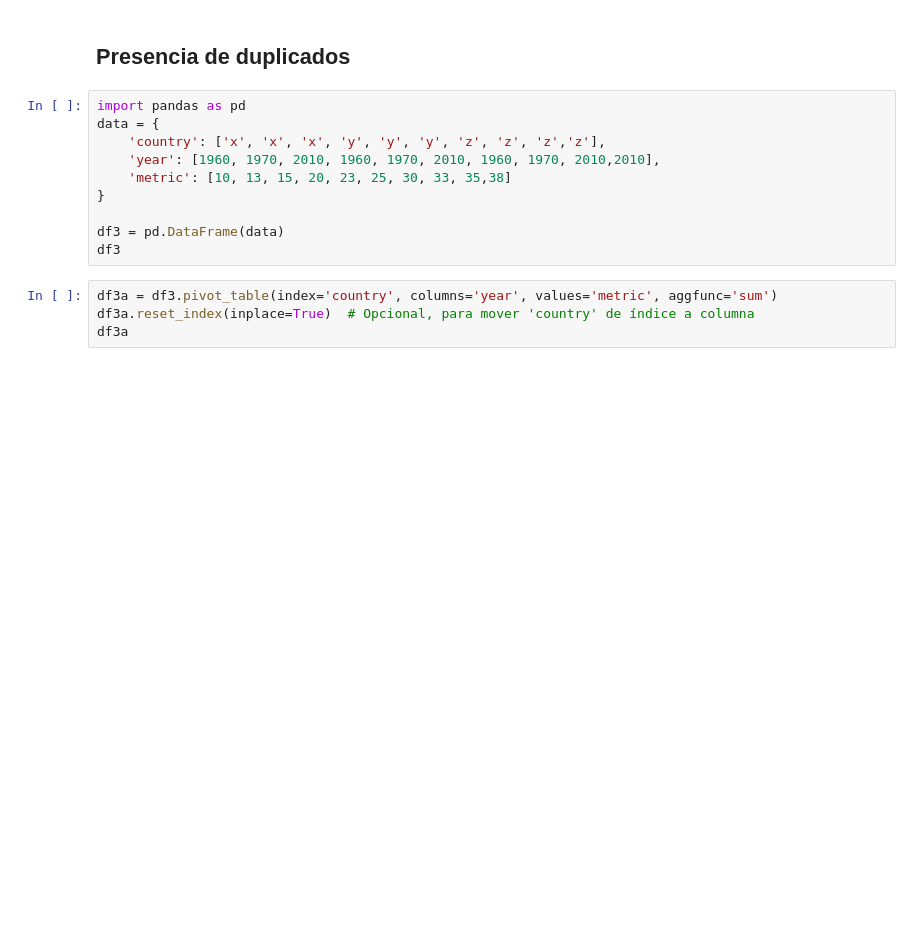
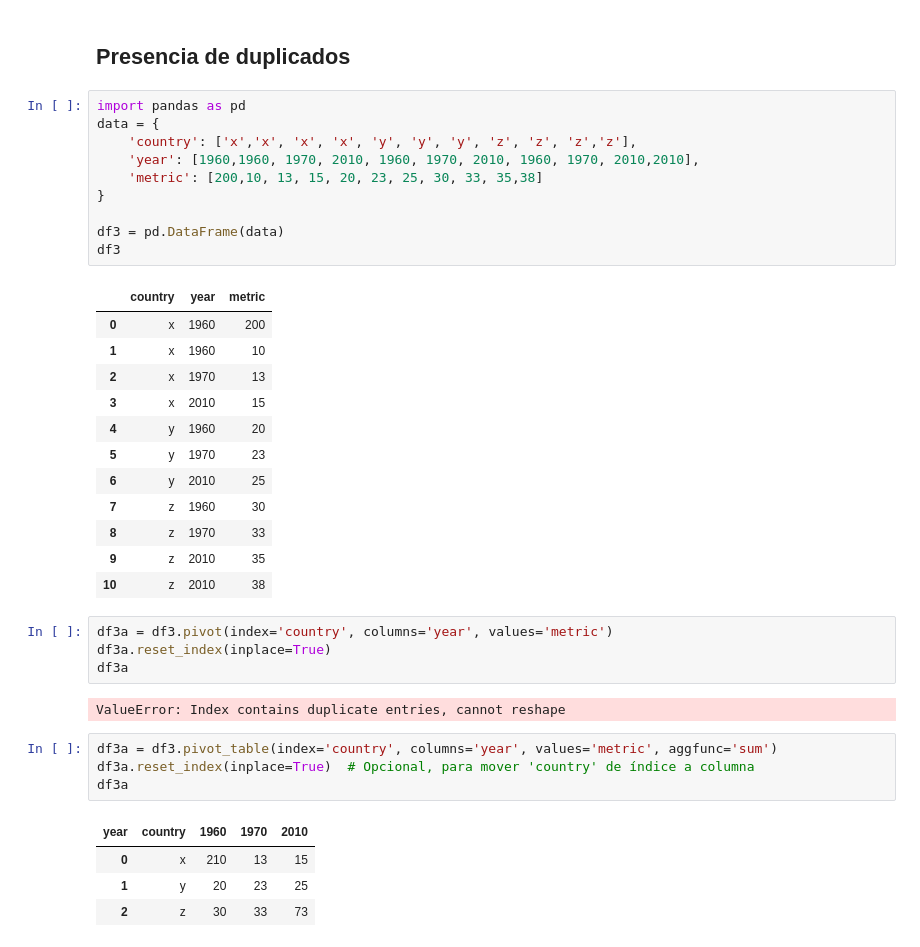
Before and after one commit to jeguns/EP7173, a Jupyter notebook: Unidad 02/02_Pivoteo.ipynb, the cells around one changed output. Saved outputs shown, nothing was run; the diff lists cells and outputs as text; blank space fills up the shorter version.

```diff
--- a/Unidad 02/02_Pivoteo.ipynb
+++ b/Unidad 02/02_Pivoteo.ipynb
@@ -47,14 +99,38 @@ df2b.dropna().sort_values(by='country')
 # %%
 import pandas as pd
 data = {
-    'country': ['x', 'x', 'x', 'y', 'y', 'y', 'z', 'z', 'z','z'],
-    'year': [1960, 1970, 2010, 1960, 1970, 2010, 1960, 1970, 2010,2010],
-    'metric': [10, 13, 15, 20, 23, 25, 30, 33, 35,38]
+    'country': ['x','x', 'x', 'x', 'y', 'y', 'y', 'z', 'z', 'z','z'],
+    'year': [1960,1960, 1970, 2010, 1960, 1970, 2010, 1960, 1970, 2010,2010],
+    'metric': [200,10, 13, 15, 20, 23, 25, 30, 33, 35,38]
 }
 
 df3 = pd.DataFrame(data)
 df3
+# %% [output]
+|  | country | year | metric |
+| 0 | x | 1960 | 200 |
+| 1 | x | 1960 | 10 |
+| 2 | x | 1970 | 13 |
+| 3 | x | 2010 | 15 |
+| 4 | y | 1960 | 20 |
+| 5 | y | 1970 | 23 |
+| 6 | y | 2010 | 25 |
+| 7 | z | 1960 | 30 |
+| 8 | z | 1970 | 33 |
+| 9 | z | 2010 | 35 |
+| 10 | z | 2010 | 38 |
+# %%
+df3a = df3.pivot(index='country', columns='year', values='metric')
+df3a.reset_index(inplace=True)
+df3a
+# %% [output]
+ValueError: Index contains duplicate entries, cannot reshape
 # %%
 df3a = df3.pivot_table(index='country', columns='year', values='metric', aggfunc='sum')
 df3a.reset_index(inplace=True)  # Opcional, para mover 'country' de índice a columna
 df3a
+# %% [output]
+| year | country | 1960 | 1970 | 2010 |
+| 0 | x | 210 | 13 | 15 |
+| 1 | y | 20 | 23 | 25 |
+| 2 | z | 30 | 33 | 73 |
```
Also changed, not shown: parts of 6 cells of this notebook.
